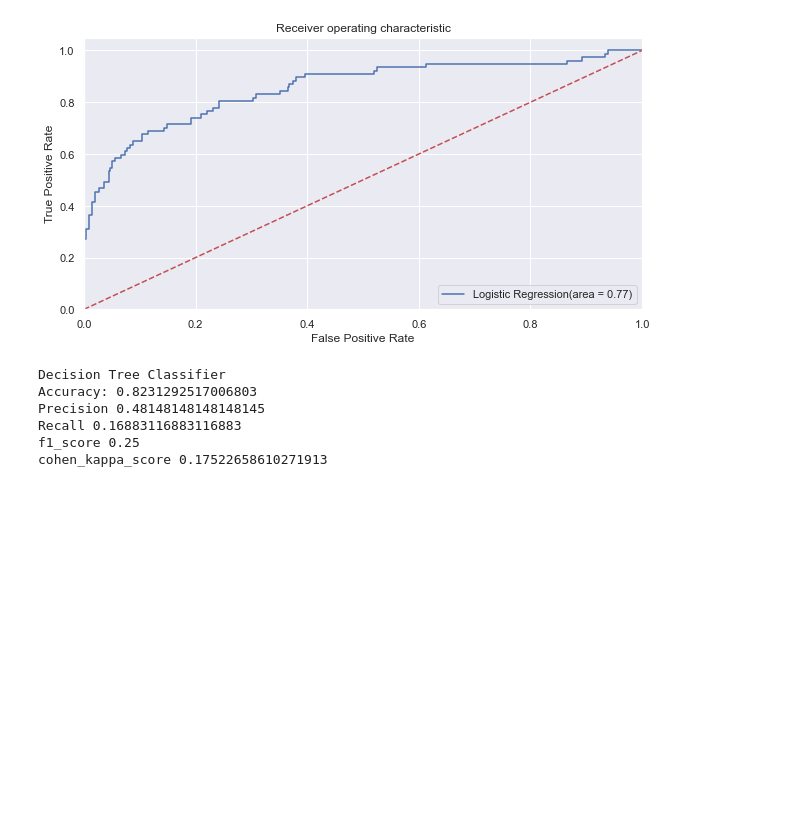
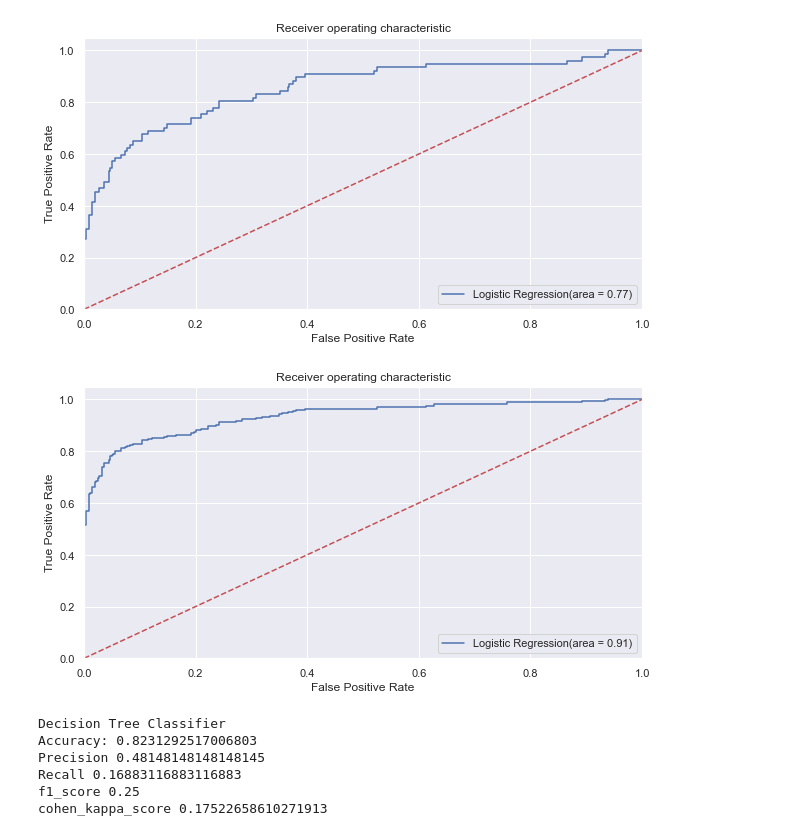
Before and after one commit to Antarlin921/Employee_Attrition_MLProject, a Jupyter notebook: attrition.ipynb, the cells around one changed output. Cells and saved outputs as stored; diff of their text form; code cells hidden in the pictures; blank space fills up the shorter version.

```diff
--- a/attrition.ipynb
+++ b/attrition.ipynb
@@ -1407,6 +1398,50 @@ plt.savefig('Log_ROC')
 plt.show()
 # %% [output]
 [figure]
+# %%
+fig, axes = plt.subplots(figsize=(10,5))
+# Logistic Regression AUC ROC Curve
+from sklearn.metrics import roc_auc_score
+from sklearn.metrics import roc_curve
+logit_roc_auc = roc_auc_score(oversampled_YVal, lrsS.predict(oversampled_XVal))
+tree_roc_auc=roc_auc_score(oversampled_YVal, dtcS.predict(oversampled_XVal))
+knc_roc_auc=roc_auc_score(oversampled_YVal, kncS.predict(oversampled_XVal))
+svc_roc_auc=roc_auc_score(oversampled_YVal, svcS.predict(oversampled_XVal))
+RF_roc_auc=roc_auc_score(oversampled_YVal, rfcS.predict(oversampled_XVal))
+GNB__roc_auc=roc_auc_score(oversampled_YVal, gnbS.predict(oversampled_XVal))
+GBC_roc_auc=roc_auc_score(oversampled_YVal, gbcS.predict(oversampled_XVal))
+SC_roc_auc=roc_auc_score(oversampled_YVal, scS.predict(oversampled_XVal))
+
+
+fpr, tpr, thresholds = roc_curve(oversampled_YVal, lrs.predict_proba(oversampled_XVal)[:,1])
+# fpr, tpr, thresholds = roc_curve(oversampled_YVal, dtc.predict_proba(oversampled_XVal)[:,1])
+# fpr, tpr, thresholds = roc_curve(oversampled_YVal, knc.predict_proba(oversampled_XVal)[:,1])
+# fpr, tpr, thresholds = roc_curve(oversampled_YVal, svc.predict_proba(oversampled_XVal)[:,1])
+# fpr, tpr, thresholds = roc_curve(oversampled_YVal, rfc.predict_proba(oversampled_XVal)[:,1])
+# fpr, tpr, thresholds = roc_curve(oversampled_YVal, gnb.predict_proba(oversampled_XVal)[:,1])
+# fpr, tpr, thresholds = roc_curve(oversampled_YVal, gbc.predict_proba(oversampled_XVal)[:,1])
+# fpr, tpr, thresholds = roc_curve(oversampled_YVal, sc.predict_proba(oversampled_XVal)[:,1])
+
+plt.plot(fpr, tpr, label='Logistic Regression(area = %0.2f)' % logit_roc_auc)
+# plt.plot(fpr, tpr, label='Decision Tree(area = %0.2f)' % tree_roc_auc,color="green")
+# plt.plot(fpr, tpr, label='Random Foreest Regression(area = %0.2f)' % knc_roc_auc)
+# plt.plot(fpr, tpr, label='Gradient Boosting Machine(area = %0.2f)' % svc_roc_auc,color="black")
+# plt.plot(fpr, tpr, label='Logistic Regression(area = %0.2f)' % RF_roc_auc)
+# plt.plot(fpr, tpr, label='Logistic Regression(area = %0.2f)' % GNB__roc_auc)
+# plt.plot(fpr, tpr, label='Logistic Regression(area = %0.2f)' % GBC_roc_auc)
+# plt.plot(fpr, tpr, label='Logistic Regression(area = %0.2f)' % SC_roc_auc)
+
+plt.plot([0, 1], [0, 1],'r--')
+plt.xlim([0.0, 1.0])
+plt.ylim([0.0, 1.05])
+plt.xlabel('False Positive Rate')
+plt.ylabel('True Positive Rate')
+plt.title('Receiver operating characteristic')
+plt.legend(loc="lower right")
+plt.savefig('Log_ROCH')
+plt.show()
+# %% [output]
+[figure, added]
 # %%
 # Decision Tree
 # %%
```
Also changed, not shown: parts of 12 cells of this notebook, 9 other files.
